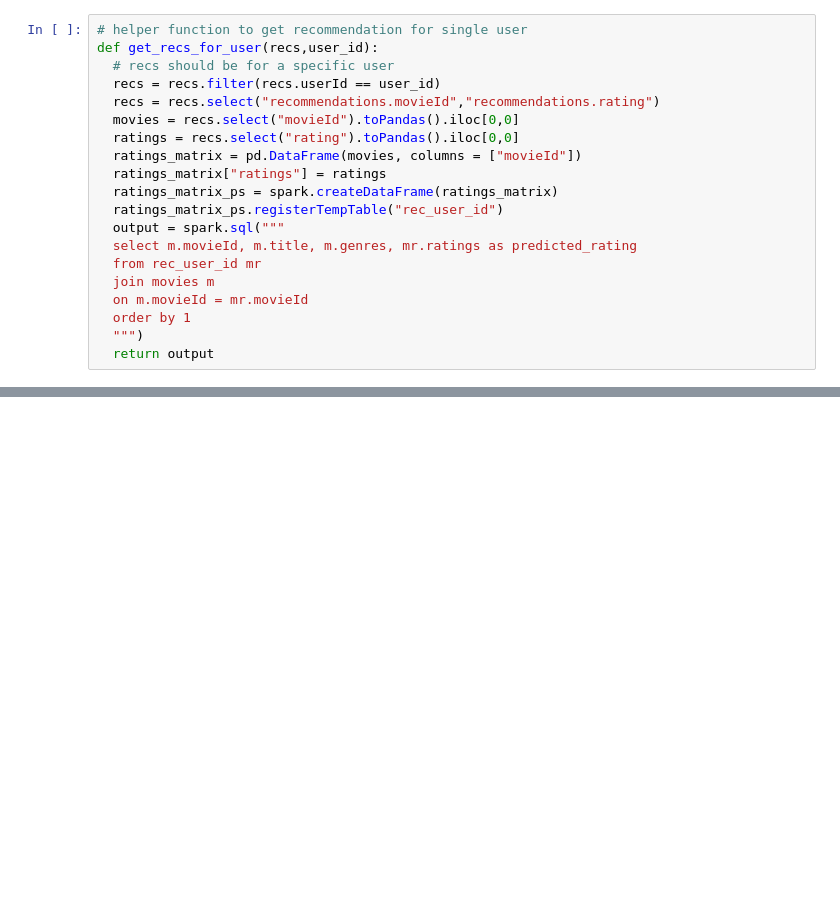
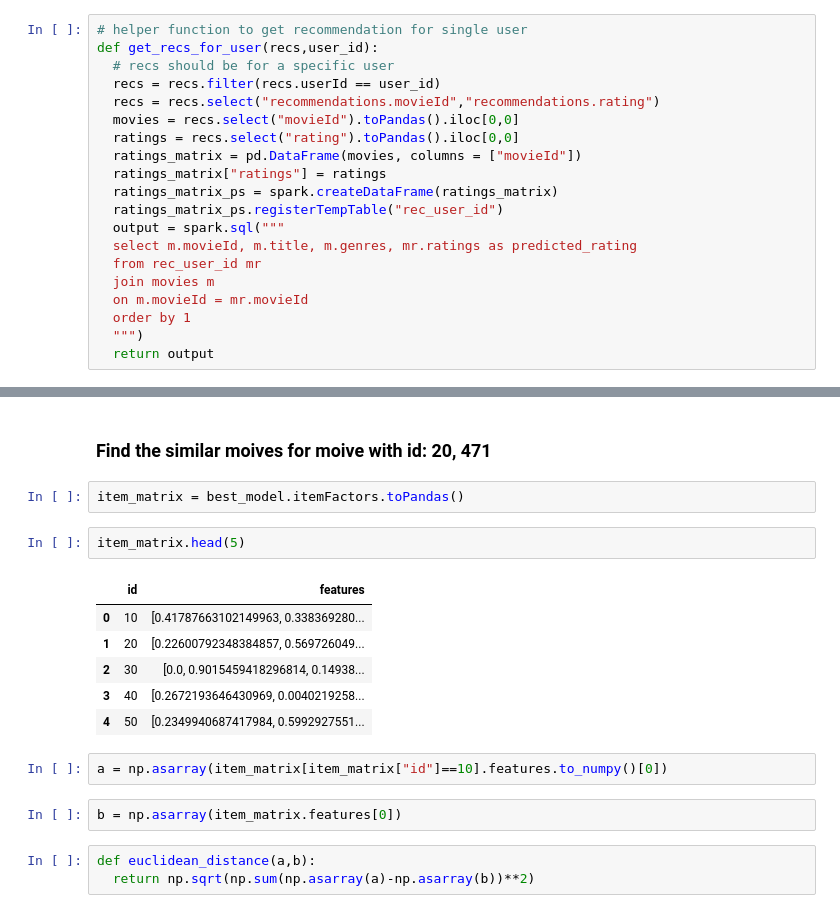
Before and after one commit to MandyZhangxy/movie-recommendation, a Jupyter notebook: Movie_Recommendation.ipynb, the cells around one changed output, grey strips where cells are left out. Saved outputs shown, nothing was run; the diff lists cells and outputs as text; blank space fills up the shorter version.

```diff
--- a/Movie_Recommendation.ipynb
+++ b/Movie_Recommendation.ipynb
@@ -554,0 +555,20 @@ rec_232.show()
+# %% [markdown]
+### Find the similar moives for moive with id: 20, 471
+# %%
+item_matrix = best_model.itemFactors.toPandas()
+# %%
+item_matrix.head(5)
+# %% [output]
+|  | id | features |
+| 0 | 10 | [0.41787663102149963, 0.338369280... |
+| 1 | 20 | [0.22600792348384857, 0.569726049... |
+| 2 | 30 | [0.0, 0.9015459418296814, 0.14938... |
+| 3 | 40 | [0.2672193646430969, 0.0040219258... |
+| 4 | 50 | [0.2349940687417984, 0.5992927551... |
+# %%
+a = np.asarray(item_matrix[item_matrix["id"]==10].features.to_numpy()[0])
+# %%
+b = np.asarray(item_matrix.features[0])
+# %%
+def euclidean_distance(a,b):
+  return np.sqrt(np.sum(np.asarray(a)-np.asarray(b))**2)
```
Also changed, not shown: parts of 11 cells of this notebook.
